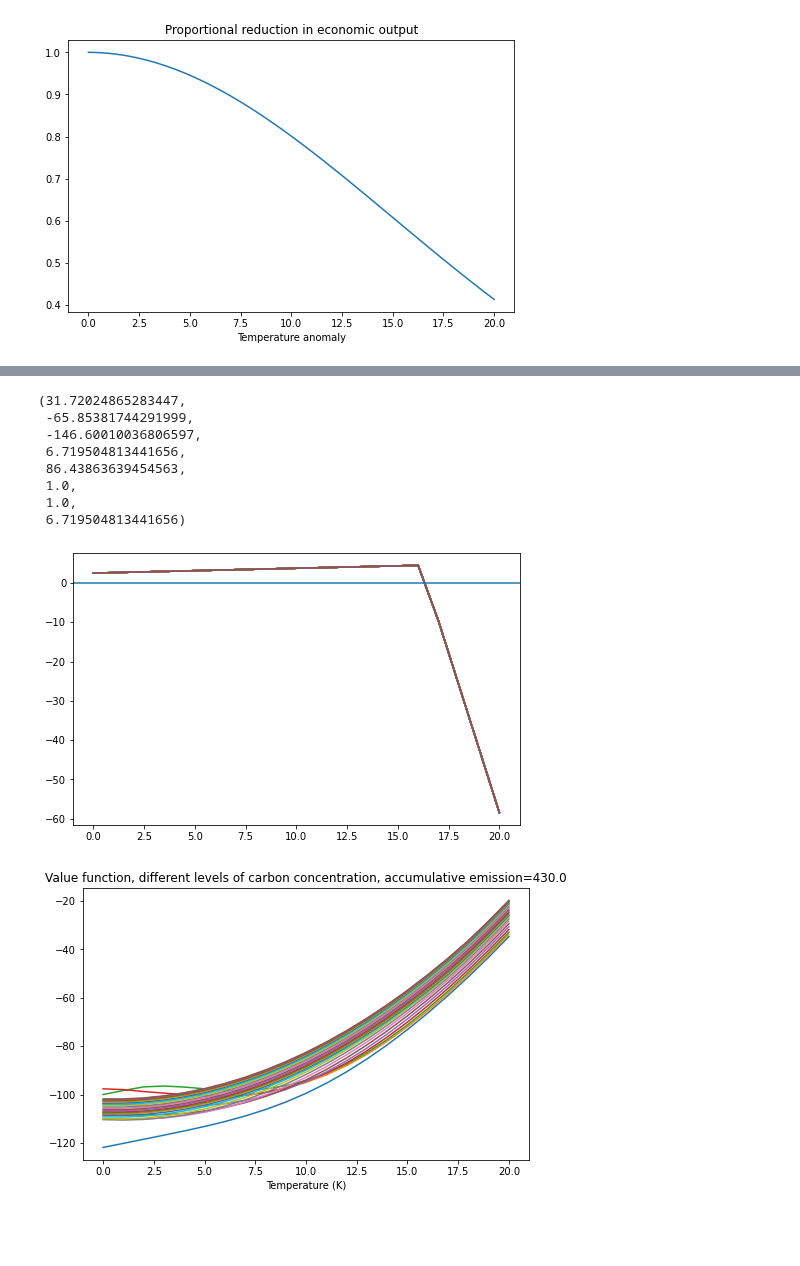
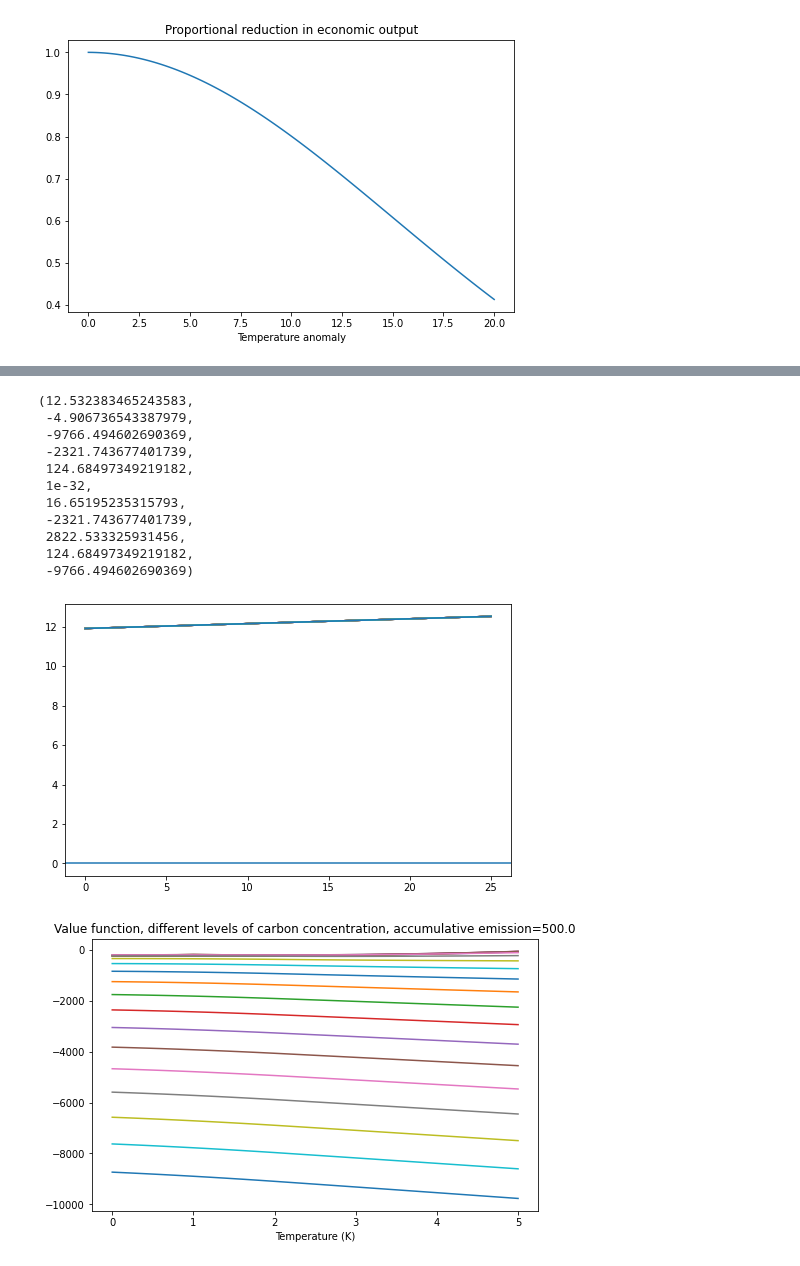
Before and after one commit to binchengecon/TwoCapital, a Jupyter notebook: nonlinearCarbon/HJB_3D.ipynb, the cells around one changed output, grey strips where cells are left out. Cells and saved outputs as stored; diff of their text form; code cells hidden in the pictures; blank space fills up the shorter version.

```diff
--- a/nonlinearCarbon/HJB_3D.ipynb
+++ b/nonlinearCarbon/HJB_3D.ipynb
@@ -360,14 +362,15 @@ T_mat.shape
 # v0 =  - eta * T_mat - eta * F_mat
 v0 =  eta * np.log(delta /4 * (9000/2.13 - F_mat)) + (eta - 1)  / delta * gamma_2 * T_mat / cearth * (B * np.log(C_mat/ C0) + kappa * (T_mat + To - Tkappa))
 
-dG  = gamma_1 + gamma_2 * T_mat
+gamma_3 = 0.
+dG  = gamma_1 + gamma_2 * T_mat + gamma_3 * (T_mat - 2) * (T_mat > 2)
 
-epsilon  = 0.5
+epsilon  = 10.
 count    = 0
 error    = 1.
 tol      = 1e-8
-max_iter = 1000
-fraction = 0.1
+max_iter = 3000
+fraction = 1.
 
 
 while error > tol and count < max_iter:
@@ -387,7 +390,7 @@ while error > tol and count < max_iter:
     if count >=1:
         Ca = Ca * fraction + Ca_star * (1 - fraction)
 
-    Ca = np.ones(T_mat.shape)
+#     Ca = np.ones(T_mat.shape)
     A  = - delta * np.ones(T_mat.shape)
     B1 = Ri(T_mat + To) - Ro(T_mat + To, C_mat)
     B2 = Volcan
@@ -414,7 +417,7 @@ while error > tol and count < max_iter:
     Ca_star = Ca
     count += 1
 
-    print("Iteration %s: False Transient Error: %s; PDE Error %s" % (count, lhs_error, rhs_error))
+    print("Iteration: %s;\t False Transient Error: %s;\t PDE Error: %s\t" % (count, lhs_error, rhs_error))
 
-print("Total iteration %s: LHS Error: %s; RHS Error %s" % (count, lhs_error, rhs_error))
+print("Total iteration: %s;\t LHS Error: %s;\t RHS Error %s\t" % (count, lhs_error, rhs_error))
 # %% [output]
@@ -438,28 +441,31 @@ Total iteration 1000: LHS Error: 2.4832789904394303e-05; RHS Error 10.6136754926
 # %%
-B1.max(), B1.min(), v0.min(), v0.mean(), v0.max(), Ca.min(), Ca.max(), v0.mean()
+B1.max(), B1.min(), v0.min(), v0.mean(), v0.max(), Ca.min(), Ca.max(), v0.mean(), v0.std(), v0.max(), v0.min()
 # %% [output]
-(31.72024865283447,
- -65.85381744291999,
- -146.60010036806597,
- 6.719504813441656,
- 86.43863639454563,
- 1.0,
- 1.0,
- 6.719504813441656)
+(12.532383465243583,
+ -4.906736543387979,
+ -9766.494602690369,
+ -2321.743677401739,
+ 124.68497349219182,
+ 1e-32,
+ 16.65195235315793,
+ -2321.743677401739,
+ 2822.533325931456,
+ 124.68497349219182,
+ -9766.494602690369)
 # %%
-plt.plot(B1[:, 4, :])
+plt.plot(B1[:, -1, :])
 plt.axhline(0)
 plt.show()
 # %% [output]
-[figure, old version]
+[figure, new version]
 # %%
-ii = 3
+ii = -1
 plt.plot(T_grid, v0[:, :, ii])
 plt.xlabel("Temperature (K)")
 plt.title("Value function, different levels of carbon concentration, accumulative emission={}".format(F_grid[ii]))
 plt.show()
 # %% [output]
-[figure, old version]
+[figure, new version]
 # %%
 plt.plot(T_grid, Ca[:, :, ii])
 plt.xlabel("Temperature (K)")
```
Also changed, not shown: parts of 9 cells of this notebook, 2 other files.
